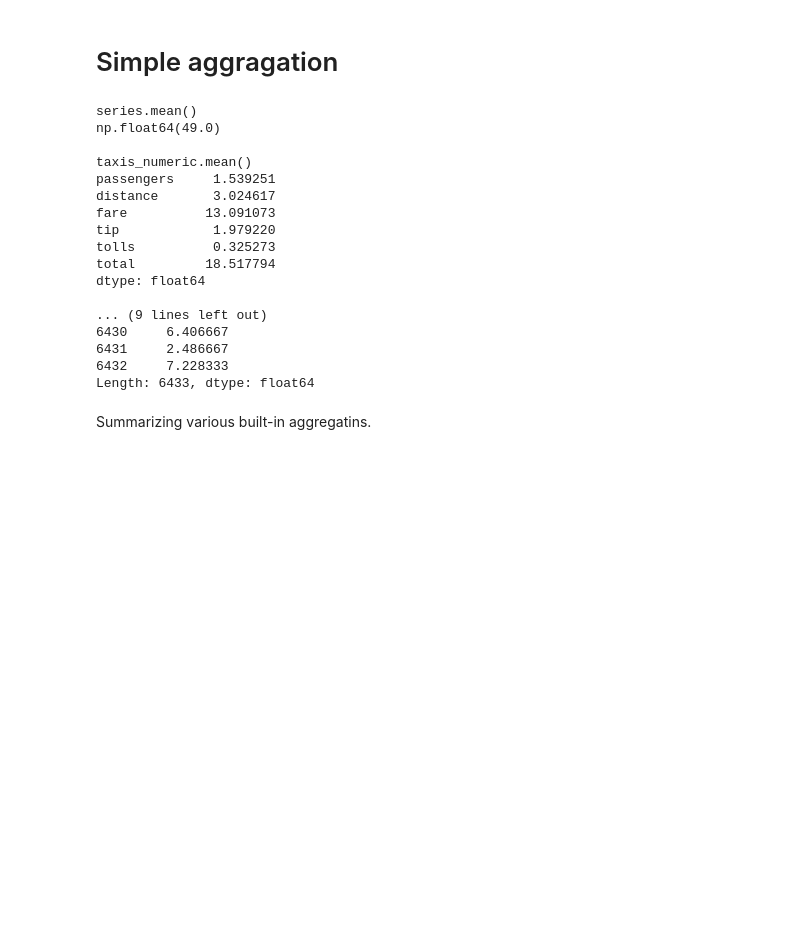
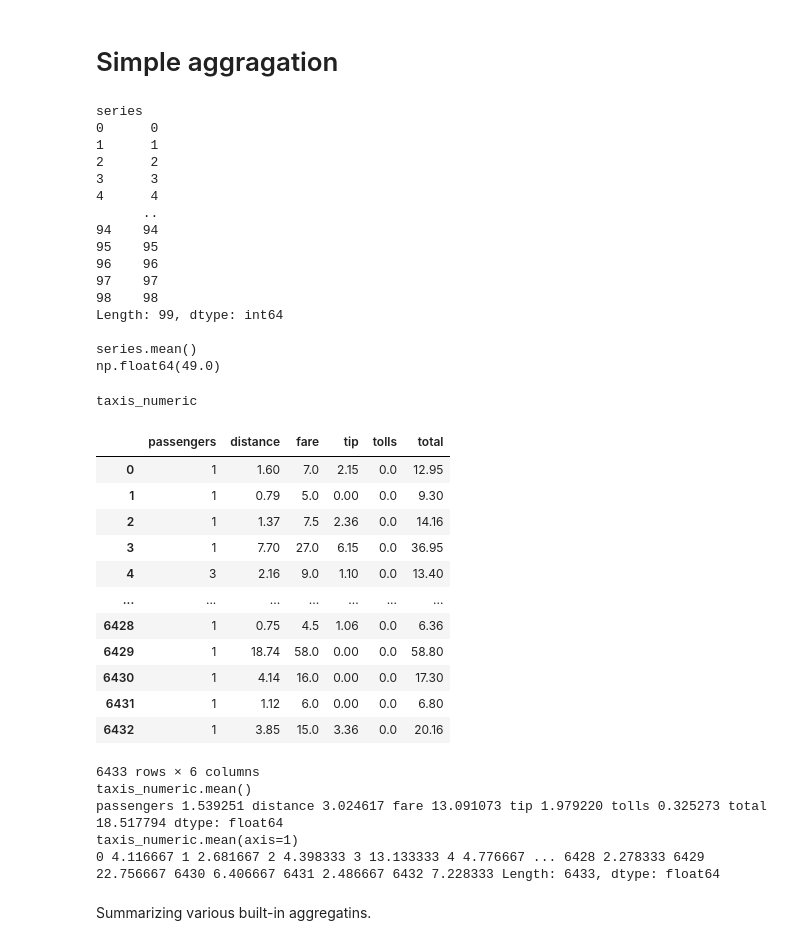
Before and after one commit to tkleg/SSE591-Projects, a Jupyter notebook: Proj3/combining_datasets_aggregation_grouping.ipynb, the cells around one changed output. Drawn from its saved outputs; the diff is of its cells as text; code cells hidden in the pictures; blank space fills up the shorter version.

```diff
--- a/Proj3/combining_datasets_aggregation_grouping.ipynb
+++ b/Proj3/combining_datasets_aggregation_grouping.ipynb
@@ -53,25 +53,45 @@ taxis:  None
 # Simple aggragation
 # %%
 series = pd.Series(range(99))
-display('series.mean()', 'taxis_numeric.mean()', 'taxis_numeric.mean(axis=1)')
+display('series', 'series.mean()')
 # %% [output]
+series
+0      0
+1      1
+2      2
+3      3
+4      4
+      ..
+94    94
+95    95
+96    96
+97    97
+98    98
+Length: 99, dtype: int64
+
 series.mean()
 np.float64(49.0)
-
-taxis_numeric.mean()
-passengers     1.539251
-distance       3.024617
-fare          13.091073
-tip            1.979220
-tolls          0.325273
-total         18.517794
-dtype: float64
-
-... (9 lines left out)
-6430     6.406667
-6431     2.486667
-6432     7.228333
-Length: 6433, dtype: float64
+# %%
+display('taxis_numeric', 'taxis_numeric.mean()', 'taxis_numeric.mean(axis=1)')
+# %% [output]
+taxis_numeric
+|  | passengers | distance | fare | tip | tolls | total |
+| 0 | 1 | 1.60 | 7.0 | 2.15 | 0.0 | 12.95 |
+| 1 | 1 | 0.79 | 5.0 | 0.00 | 0.0 | 9.30 |
+| 2 | 1 | 1.37 | 7.5 | 2.36 | 0.0 | 14.16 |
+| 3 | 1 | 7.70 | 27.0 | 6.15 | 0.0 | 36.95 |
+| 4 | 3 | 2.16 | 9.0 | 1.10 | 0.0 | 13.40 |
+| ... | ... | ... | ... | ... | ... | ... |
+| 6428 | 1 | 0.75 | 4.5 | 1.06 | 0.0 | 6.36 |
+| 6429 | 1 | 18.74 | 58.0 | 0.00 | 0.0 | 58.80 |
+| 6430 | 1 | 4.14 | 16.0 | 0.00 | 0.0 | 17.30 |
+| 6431 | 1 | 1.12 | 6.0 | 0.00 | 0.0 | 6.80 |
+| 6432 | 1 | 3.85 | 15.0 | 3.36 | 0.0 | 20.16 |
+6433 rows × 6 columns
+taxis_numeric.mean()
+passengers 1.539251 distance 3.024617 fare 13.091073 tip 1.979220 tolls 0.325273 total 18.517794 dtype: float64
+taxis_numeric.mean(axis=1)
+0 4.116667 1 2.681667 2 4.398333 3 13.133333 4 4.776667 ... 6428 2.278333 6429 22.756667 6430 6.406667 6431 2.486667 6432 7.228333 Length: 6433, dtype: float64
 # %% [markdown]
 Summarizing various built-in aggregatins.
 # %%
```
Also changed, not shown: parts of 6 cells of this notebook.
